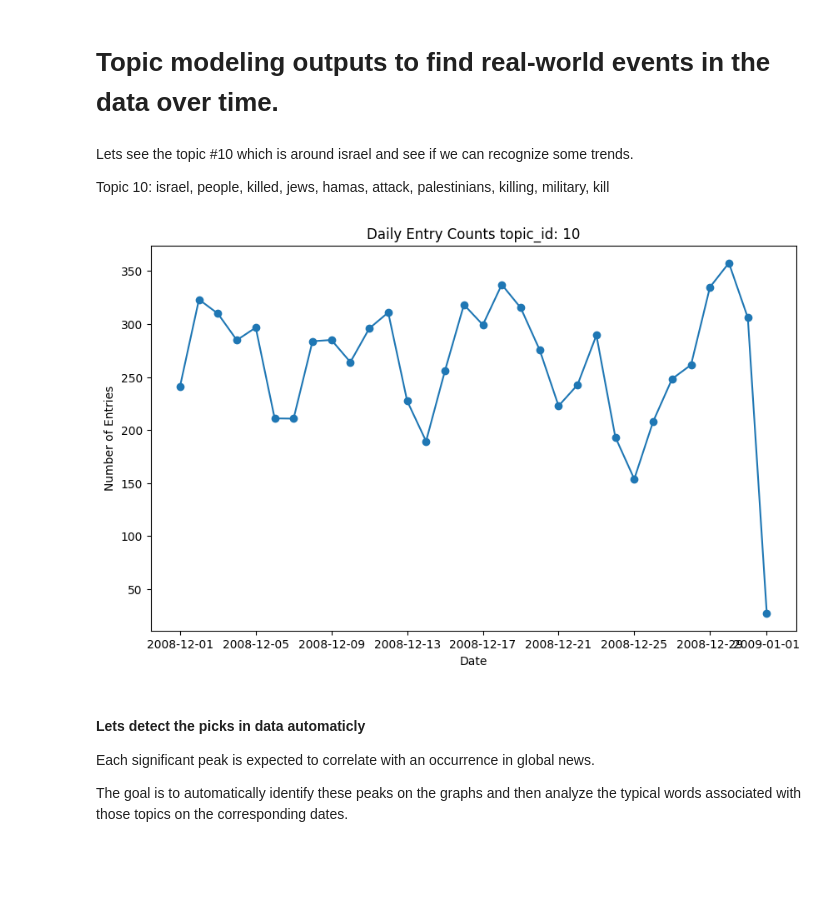
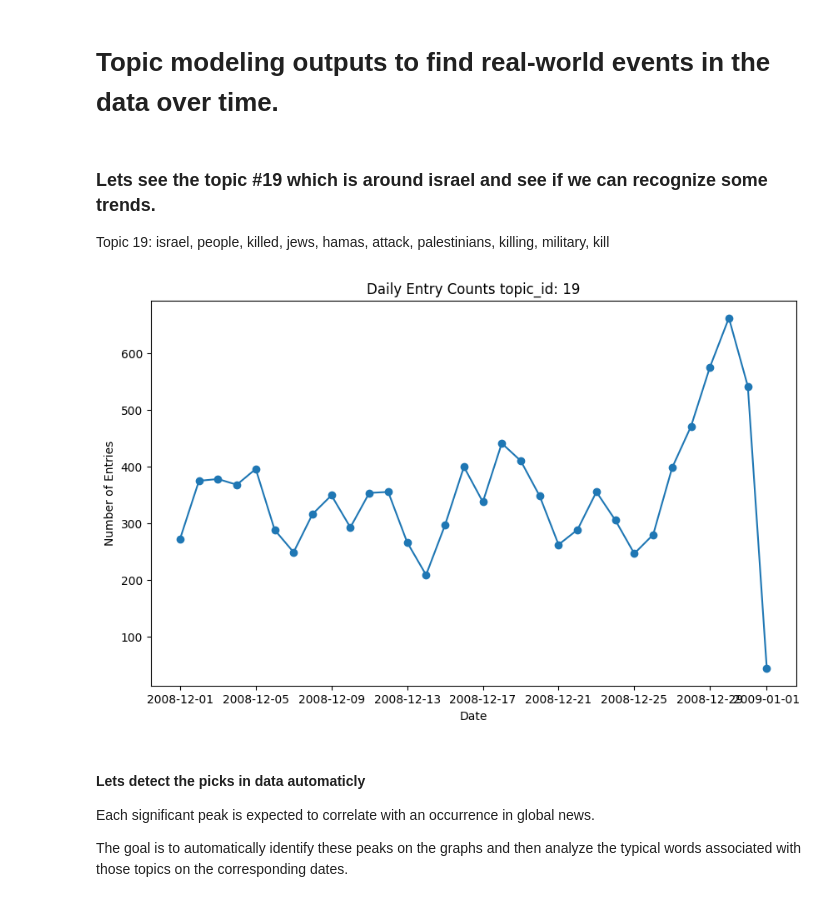
Before and after one commit to Neptune-Trojans/reddit_posts, a Jupyter notebook: mana_bio.ipynb, the cells around one changed output. Cells and saved outputs as stored; diff of their text form; code cells hidden in the pictures; blank space fills up the shorter version.

```diff
--- a/mana_bio.ipynb
+++ b/mana_bio.ipynb
@@ -321,9 +321,9 @@ for date_counter, (date, group) in enumerate(grouped_by_date_df):
 
 data_df = pd.DataFrame(data = data, index=date_index)
 # %% [markdown]
-Lets see the topic #10 which is around israel and see if we can recognize some trends.
+### Lets see the topic #19 which is around israel and see if we can recognize some trends.
 
-Topic 10: israel, people, killed, jews, hamas, attack, palestinians, killing, military, kill
+Topic 19: israel, people, killed, jews, hamas, attack, palestinians, killing, military, kill
 # %%
 def plot_topic_id(topic_id):
     dates = data_df[topic_id].index
@@ -337,11 +337,11 @@ def plot_topic_id(topic_id):
     plt.title(f"Daily Entry Counts topic_id: {topic_id}")
     plt.show()
 # %%
-plot_topic_id(10)
+plot_topic_id(19)
 # we definitly can see the pick here.
 # We can see the pick in data about war in gaza of 2008.
 # %% [output]
-[figure, old version]
+[figure, new version]
 # %% [markdown]
 #### Lets detect the picks in data automaticly
 
```
Also changed, not shown: parts of 10 cells of this notebook.
